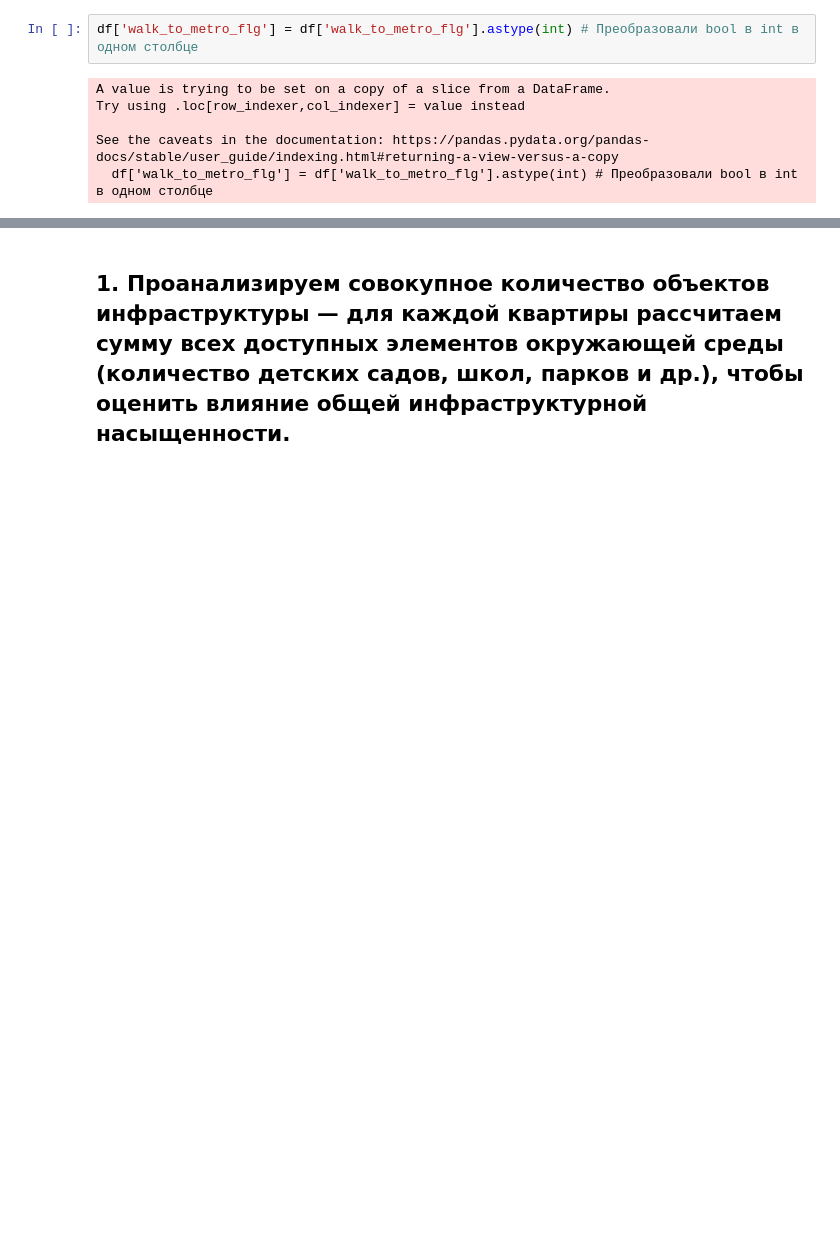
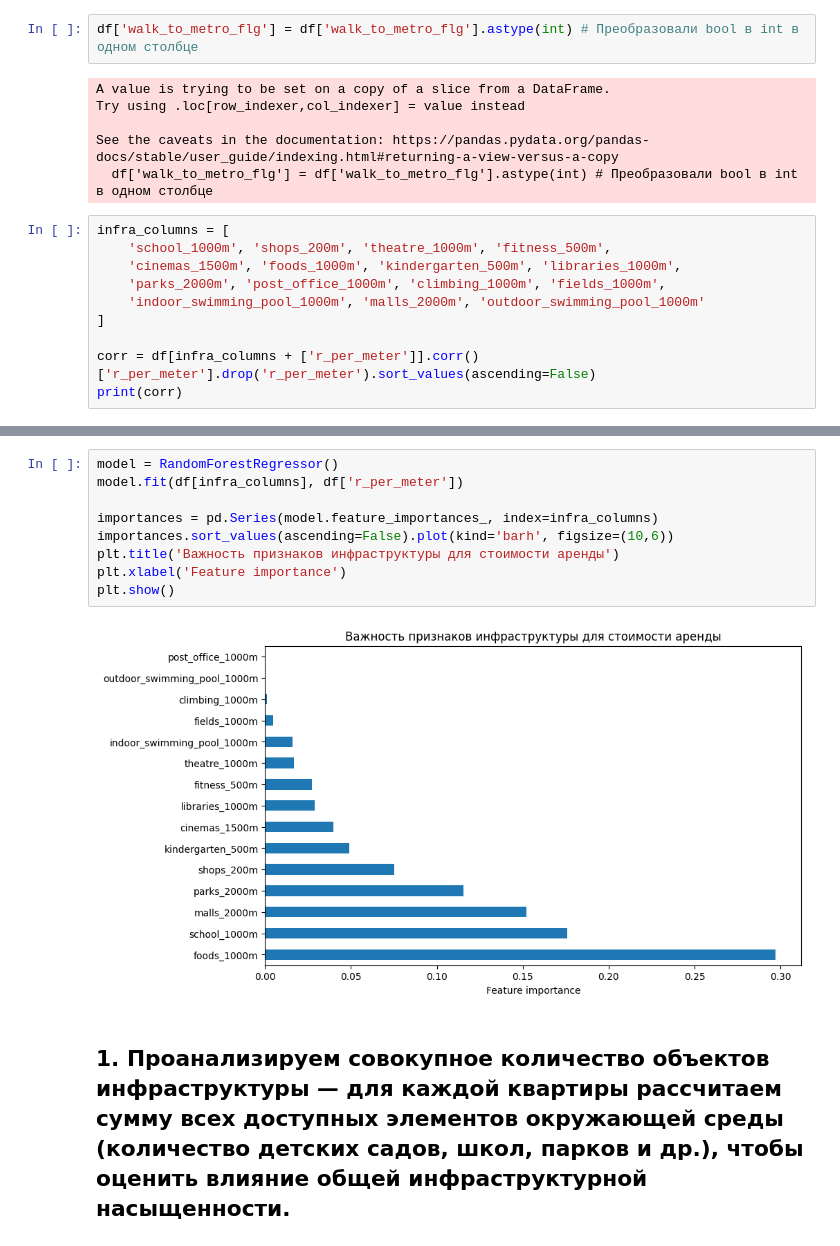
Before and after one commit to Lemekhova/Analysis_of_Housing_Prices, a Jupyter notebook: Hypothese_Infra.ipynb, the cells around one changed output, grey strips where cells are left out. Drawn from its saved outputs; the diff is of its cells as text; blank space fills up the shorter version.

```diff
--- a/Hypothese_Infra.ipynb
+++ b/Hypothese_Infra.ipynb
@@ -190,3 +192,13 @@ Try using .loc[row_indexer,col_indexer] = value instead
 
 See the caveats in the documentation: https://pandas.pydata.org/pandas-docs/stable/user_guide/indexing.html#returning-a-view-versus-a-copy
   df['walk_to_metro_flg'] = df['walk_to_metro_flg'].astype(int) # Преобразовали bool в int в одном столбце
+# %%
+infra_columns = [
+    'school_1000m', 'shops_200m', 'theatre_1000m', 'fitness_500m',
+    'cinemas_1500m', 'foods_1000m', 'kindergarten_500m', 'libraries_1000m',
+    'parks_2000m', 'post_office_1000m', 'climbing_1000m', 'fields_1000m',
+    'indoor_swimming_pool_1000m', 'malls_2000m', 'outdoor_swimming_pool_1000m'
+]
+
+corr = df[infra_columns + ['r_per_meter']].corr()['r_per_meter'].drop('r_per_meter').sort_values(ascending=False)
+print(corr)
@@ -193,3 +247,14 @@ See the caveats in the documentation: https://pandas.pydata.org/pandas-docs/stab
+# %%
+model = RandomForestRegressor()
+model.fit(df[infra_columns], df['r_per_meter'])
+
+importances = pd.Series(model.feature_importances_, index=infra_columns)
+importances.sort_values(ascending=False).plot(kind='barh', figsize=(10,6))
+plt.title('Важность признаков инфраструктуры для стоимости аренды')
+plt.xlabel('Feature importance')
+plt.show()
+# %% [output]
+[figure, added]
 # %% [markdown]
 ## 1. Проанализируем совокупное количество объектов инфраструктуры — для каждой квартиры рассчитаем сумму всех доступных элементов окружающей среды (количество детских садов, школ, парков и др.), чтобы оценить влияние общей инфраструктурной насыщенности.
 # %% [markdown]
```
Also changed, not shown: parts of 7 cells of this notebook.
